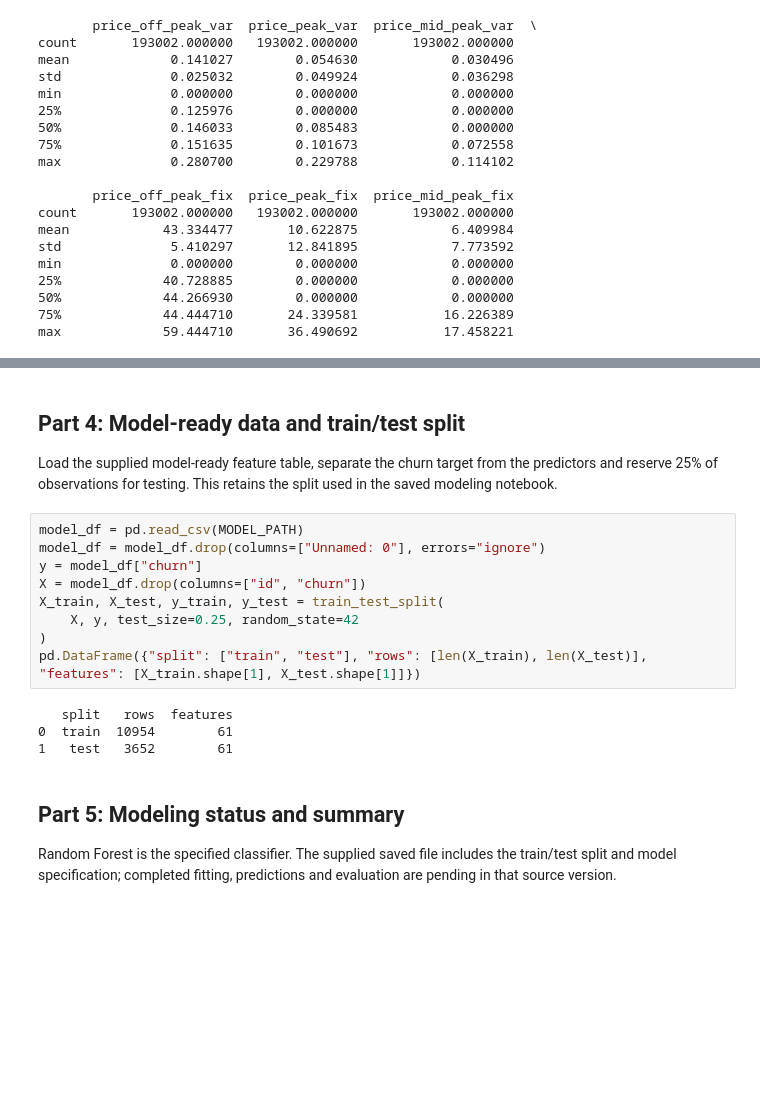
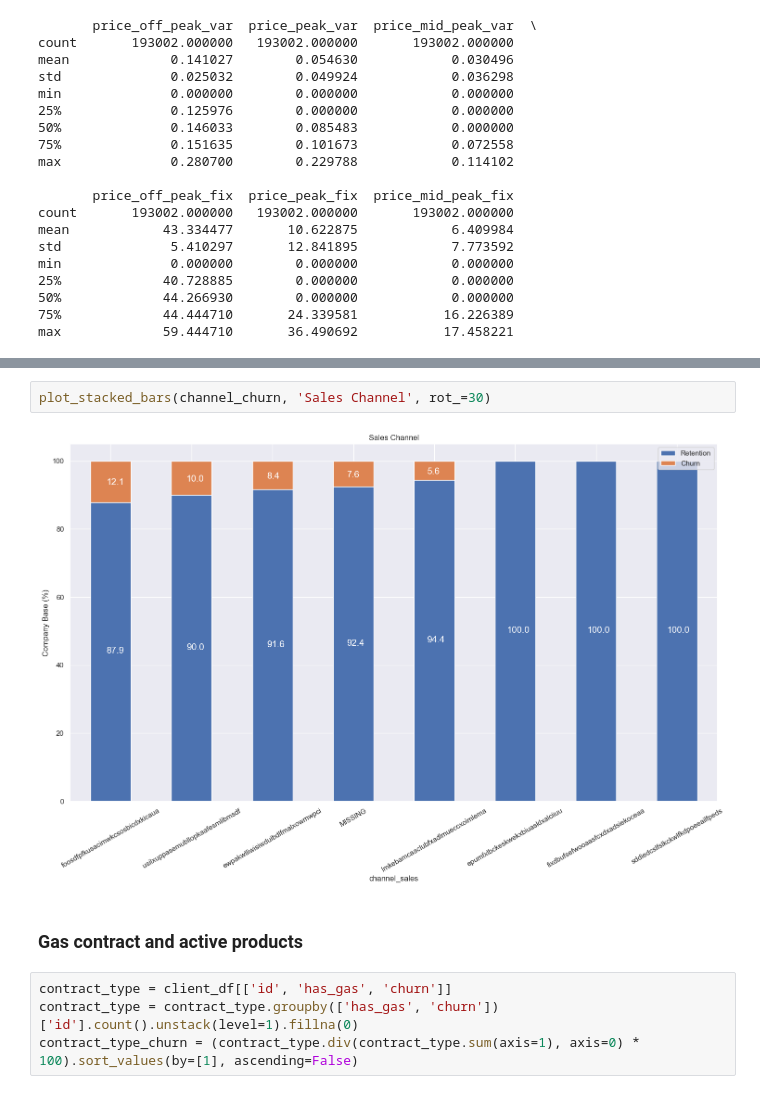
Before and after one commit to YoonaZhang/bcg-x-customer-churn, a Jupyter notebook: notebooks/customer_churn_analysis.ipynb, the cells around one changed output, grey strips where cells are left out. Drawn from its saved outputs; the diff is of its cells as text; blank space fills up the shorter version.

```diff
--- a/notebooks/customer_churn_analysis.ipynb
+++ b/notebooks/customer_churn_analysis.ipynb
@@ -261,22 +189,11 @@ max                           0.168958                       40.728885
-# %% [markdown]
-## Part 4: Model-ready data and train/test split
-
-Load the supplied model-ready feature table, separate the churn target from the predictors and reserve 25% of observations for testing. This retains the split used in the saved modeling notebook.
-# %%
-model_df = pd.read_csv(MODEL_PATH)
-model_df = model_df.drop(columns=["Unnamed: 0"], errors="ignore")
-y = model_df["churn"]
-X = model_df.drop(columns=["id", "churn"])
-X_train, X_test, y_train, y_test = train_test_split(
-    X, y, test_size=0.25, random_state=42
-)
-pd.DataFrame({"split": ["train", "test"], "rows": [len(X_train), len(X_test)], "features": [X_train.shape[1], X_test.shape[1]]})
-# %% [output]
-   split   rows  features
-0  train  10954        61
-1   test   3652        61
-# %% [markdown]
-## Part 5: Modeling status and summary
-
-Random Forest is the specified classifier. The supplied saved file includes the train/test split and model specification; completed fitting, predictions and evaluation are pending in that source version.
+# %%
+plot_stacked_bars(channel_churn, 'Sales Channel', rot_=30)
+# %% [output]
+[figure, added]
+# %% [markdown]
+### Gas contract and active products
+# %%
+contract_type = client_df[['id', 'has_gas', 'churn']]
+contract_type = contract_type.groupby(['has_gas', 'churn'])['id'].count().unstack(level=1).fillna(0)
+contract_type_churn = (contract_type.div(contract_type.sum(axis=1), axis=0) * 100).sort_values(by=[1], ascending=False)
 # %%
```
Also changed, not shown: parts of 75 cells of this notebook, 1 other file.
